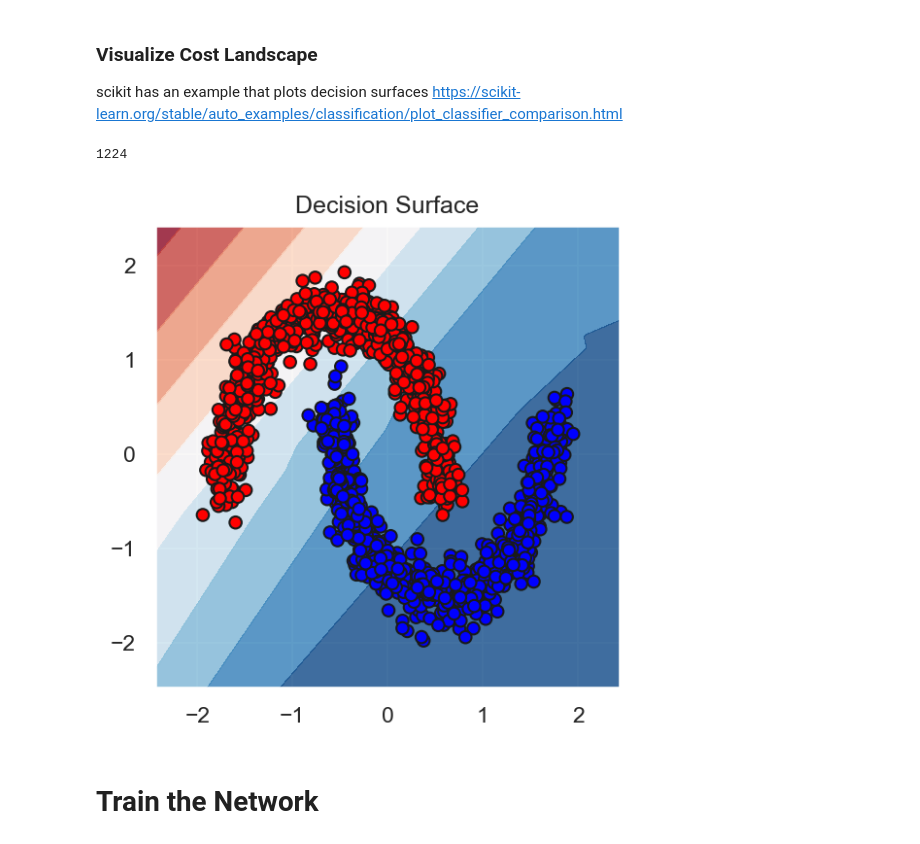
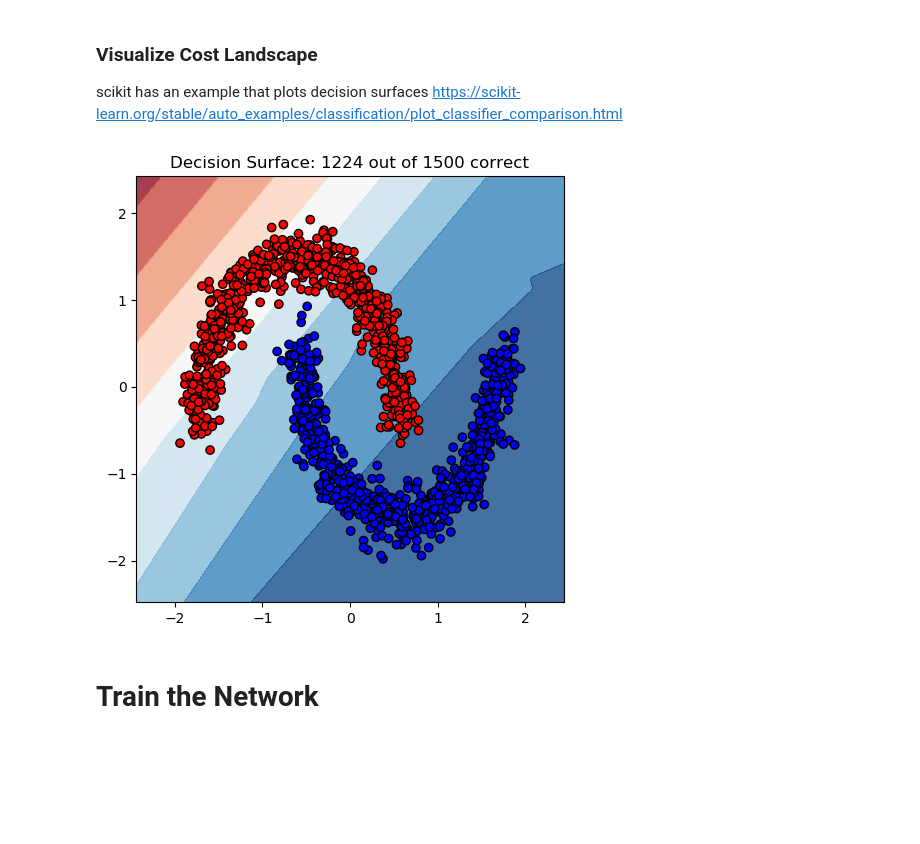
Before and after one commit to steedly/Reading, a Jupyter notebook: TwoMoons.ipynb, the cells around one changed output. Drawn from its saved outputs; the diff is of its cells as text; code cells hidden in the pictures; blank space fills up the shorter version.

```diff
--- a/TwoMoons.ipynb
+++ b/TwoMoons.ipynb
@@ -30,7 +27,7 @@ class Args:
     momentum=0.0
     no_cuda=False
     seed=1
-    log_interval=100
+    log_interval=300
     save_checkpoints=True
     load_checkpoint=None #'mnist_012.pth'
 
@@ -172,7 +169,7 @@ def plot_decision_surface(dataset, model):
     pred = torch.round(Z).long() # Round to 0/1
     x = torch.tensor(dataset.target)
     correct = pred.eq(x.view_as(pred)).sum().item()
-    print(correct)
+    total = len(pred)
 
     # Get meshgrid for surface
     h = 0.02
@@ -186,8 +183,9 @@ def plot_decision_surface(dataset, model):
     Z_grid = model(X_grid).detach().numpy()
 
     # Plot decision surface
-    plt.figure(figsize=(4,4), dpi=150)
-    plt.title('Decision Surface')
+    fig = plt.figure(figsize=(5,5), dpi=100)
+    canvas = FigureCanvas(fig)
+    plt.title('Decision Surface: {} out of {} correct'.format(correct,total))
     plt.tight_layout()
 
     Z_grid = Z_grid.reshape(xx.shape)
@@ -204,11 +202,17 @@ def plot_decision_surface(dataset, model):
     cm_bright = ListedColormap(['#FF0000', '#0000FF'])
     plt.scatter(X[:, 0], X[:, 1], c=y_train, cmap=cm_bright,
                edgecolors='k')
+
+    canvas.draw()       # draw the canvas, cache the renderer
+    s, (width, height) = canvas.print_to_buffer()
+    image = np.frombuffer(s, np.uint8).reshape((height, width, 4))
+
+    plt.show()
+    return(image)
 # %%
-plot_decision_surface(test_loader.dataset, model)
+img=plot_decision_surface(test_loader.dataset, model)
 # %% [output]
-1224
-[figure, old version]
+[figure, new version]
 # %% [markdown]
 # Train the Network
 # %%
```
Also changed, not shown: parts of 10 cells of this notebook.
